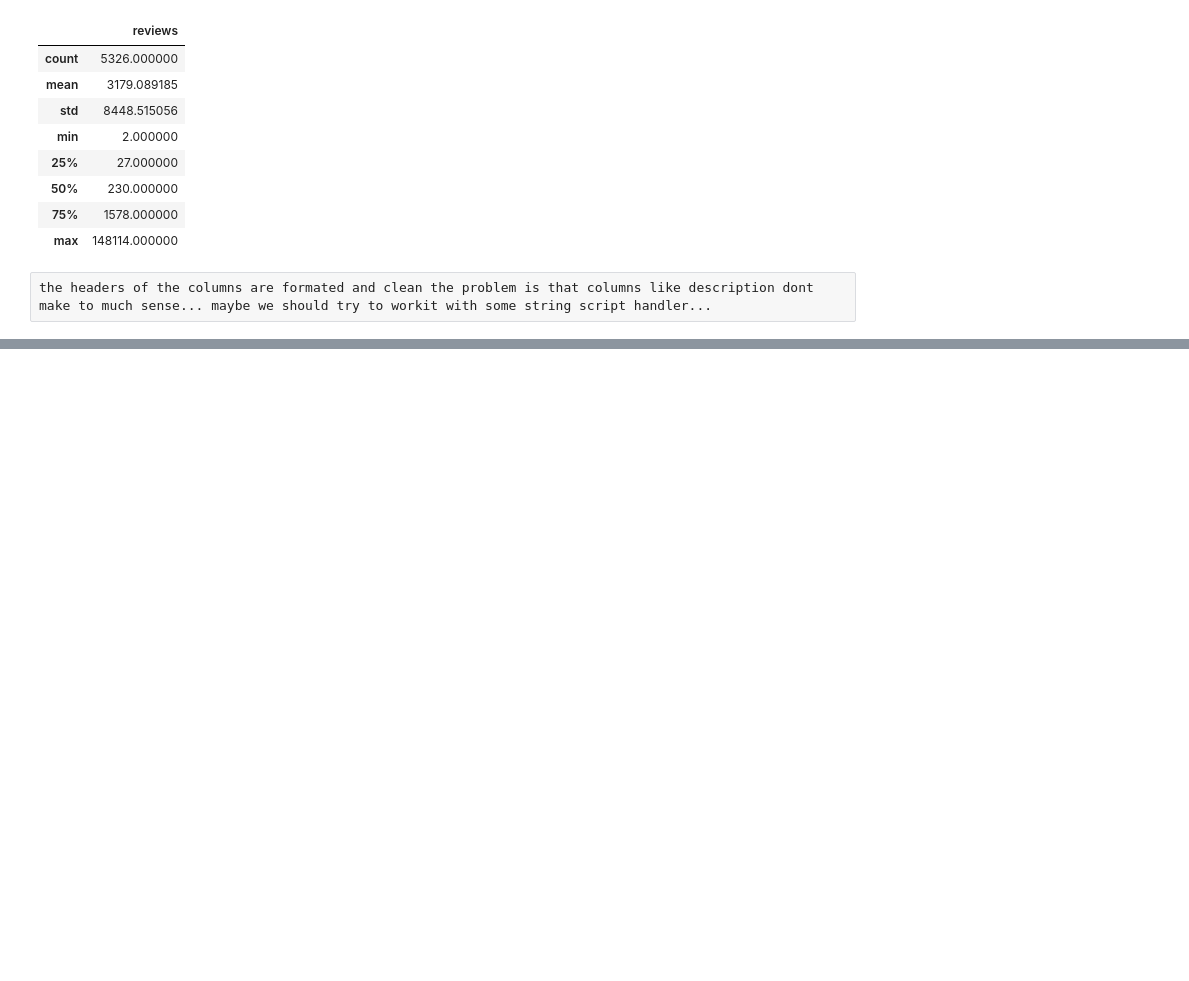
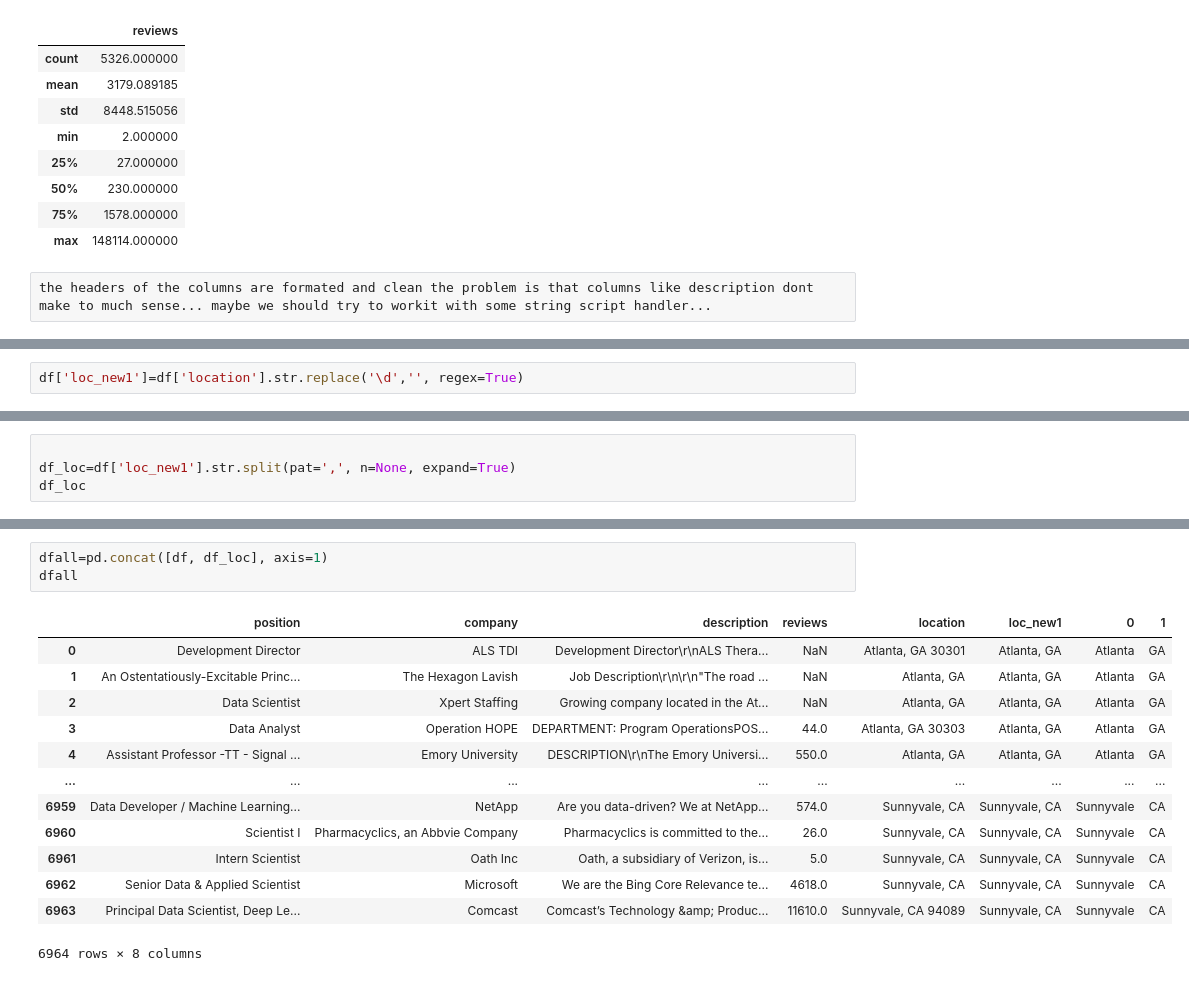
Before and after one commit to PauPerL/IronPau, a Jupyter notebook: week2/group project/project_analisis_1.ipynb, the cells around one changed output, grey strips where cells are left out. Saved outputs shown, nothing was run; the diff lists cells and outputs as text; blank space fills up the shorter version.

```diff
--- a/week2/group project/project_analisis_1.ipynb
+++ b/week2/group project/project_analisis_1.ipynb
@@ -65,0 +92,2 @@ the headers of the columns are formated and clean the problem is that columns li
+# %%
+df['loc_new1']=df['location'].str.replace('\d','', regex=True)
@@ -65,0 +144,4 @@ the headers of the columns are formated and clean the problem is that columns li
+# %%
+
+df_loc=df['loc_new1'].str.split(pat=',', n=None, expand=True)
+df_loc
@@ -65,0 +196,17 @@ the headers of the columns are formated and clean the problem is that columns li
+# %%
+dfall=pd.concat([df, df_loc], axis=1)
+dfall
+# %% [output]
+|  | position | company | description | reviews | location | loc_new1 | 0 | 1 |
+| 0 | Development Director | ALS TDI | Development Director\r\nALS Thera... | NaN | Atlanta, GA 30301 | Atlanta, GA | Atlanta | GA |
+| 1 | An Ostentatiously-Excitable Princ... | The Hexagon Lavish | Job Description\r\n\r\n"The road ... | NaN | Atlanta, GA | Atlanta, GA | Atlanta | GA |
+| 2 | Data Scientist | Xpert Staffing | Growing company located in the At... | NaN | Atlanta, GA | Atlanta, GA | Atlanta | GA |
+| 3 | Data Analyst | Operation HOPE | DEPARTMENT: Program OperationsPOS... | 44.0 | Atlanta, GA 30303 | Atlanta, GA | Atlanta | GA |
+| 4 | Assistant Professor -TT - Signal ... | Emory University | DESCRIPTION\r\nThe Emory Universi... | 550.0 | Atlanta, GA | Atlanta, GA | Atlanta | GA |
+| ... | ... | ... | ... | ... | ... | ... | ... | ... |
+| 6959 | Data Developer / Machine Learning... | NetApp | Are you data-driven? We at NetApp... | 574.0 | Sunnyvale, CA | Sunnyvale, CA | Sunnyvale | CA |
+| 6960 | Scientist I | Pharmacyclics, an Abbvie Company | Pharmacyclics is committed to the... | 26.0 | Sunnyvale, CA | Sunnyvale, CA | Sunnyvale | CA |
+| 6961 | Intern Scientist | Oath Inc | Oath, a subsidiary of Verizon, is... | 5.0 | Sunnyvale, CA | Sunnyvale, CA | Sunnyvale | CA |
+| 6962 | Senior Data & Applied Scientist | Microsoft | We are the Bing Core Relevance te... | 4618.0 | Sunnyvale, CA | Sunnyvale, CA | Sunnyvale | CA |
+| 6963 | Principal Data Scientist, Deep Le... | Comcast | Comcast’s Technology &amp; Produc... | 11610.0 | Sunnyvale, CA 94089 | Sunnyvale, CA | Sunnyvale | CA |
+6964 rows × 8 columns
```
Also changed, not shown: parts of 15 cells of this notebook, 16 other files.
